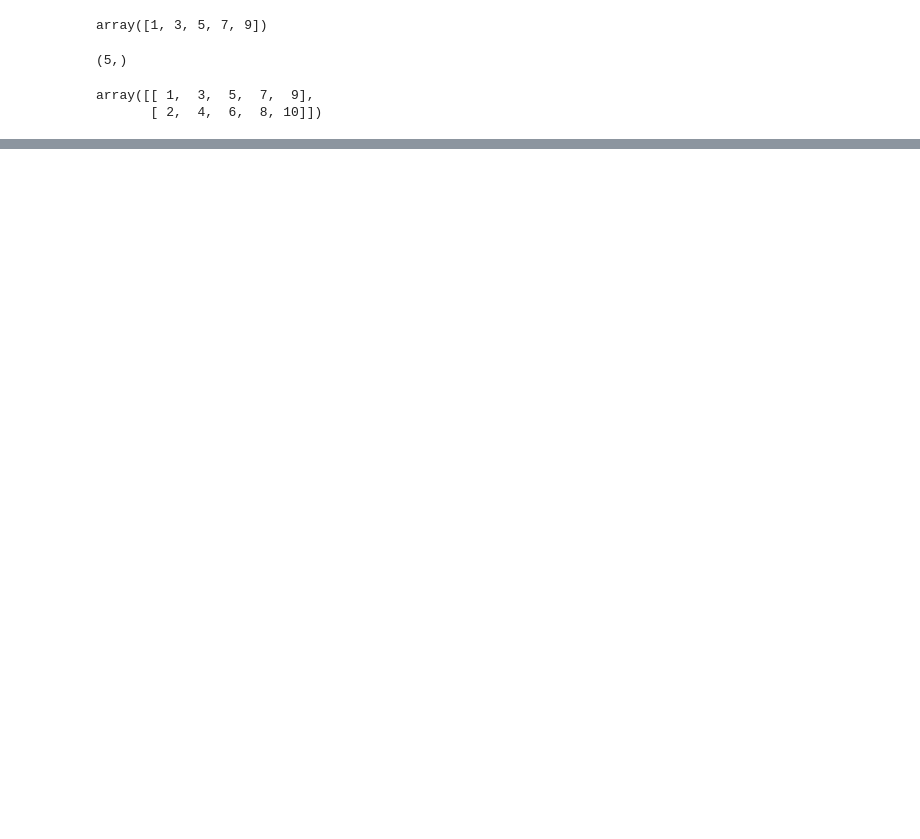
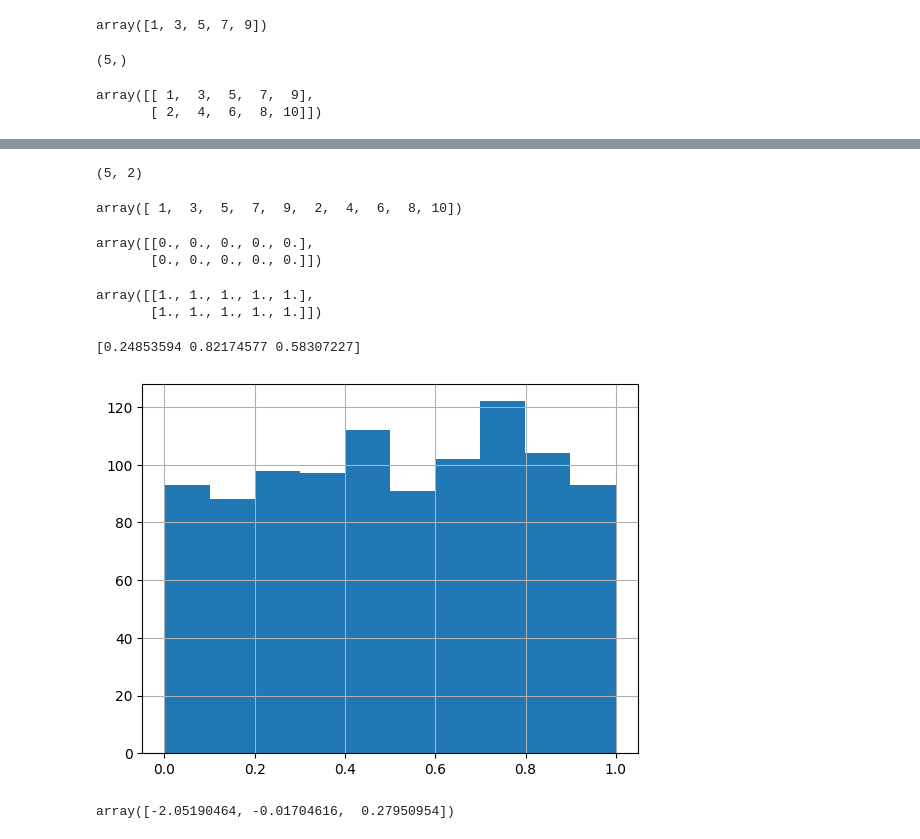
Before and after one commit to doosanpark/BootExample, a Jupyter notebook: NumpyBasicGrammar.ipynb, the cells around one changed output, grey strips where cells are left out. Saved outputs shown, nothing was run; the diff lists cells and outputs as text; code cells hidden in the pictures; blank space fills up the shorter version.

```diff
--- a/NumpyBasicGrammar.ipynb
+++ b/NumpyBasicGrammar.ipynb
@@ -19,0 +29,38 @@ array([[ 1,  3,  5,  7,  9],
+# %%
+d52.shape
+# %% [output]
+(5, 2)
+# %%
+d10 = darray.reshape(10, )
+d10
+# %% [output]
+array([ 1,  3,  5,  7,  9,  2,  4,  6,  8, 10])
+# %%
+zero = np.zeros((2,5))
+zero
+# %% [output]
+array([[0., 0., 0., 0., 0.],
+       [0., 0., 0., 0., 0.]])
+# %%
+one = np.ones((2,5))
+one
+# %% [output]
+array([[1., 1., 1., 1., 1.],
+       [1., 1., 1., 1., 1.]])
+# %%
+r=np.random.rand(3)
+print(r)
+# %% [output]
+[0.24853594 0.82174577 0.58307227]
+# %%
+import matplotlib.pyplot as plt
+r1000 = np.random.rand(1000)
+plt.hist(r1000)
+plt.grid()
+# %% [output]
+[figure, added]
+# %%
+rn = np.random.normal(0, 1, 3)
+rn
+# %% [output]
+array([-2.05190464, -0.01704616,  0.27950954])
```
Also changed, not shown: parts of 16 cells of this notebook.
